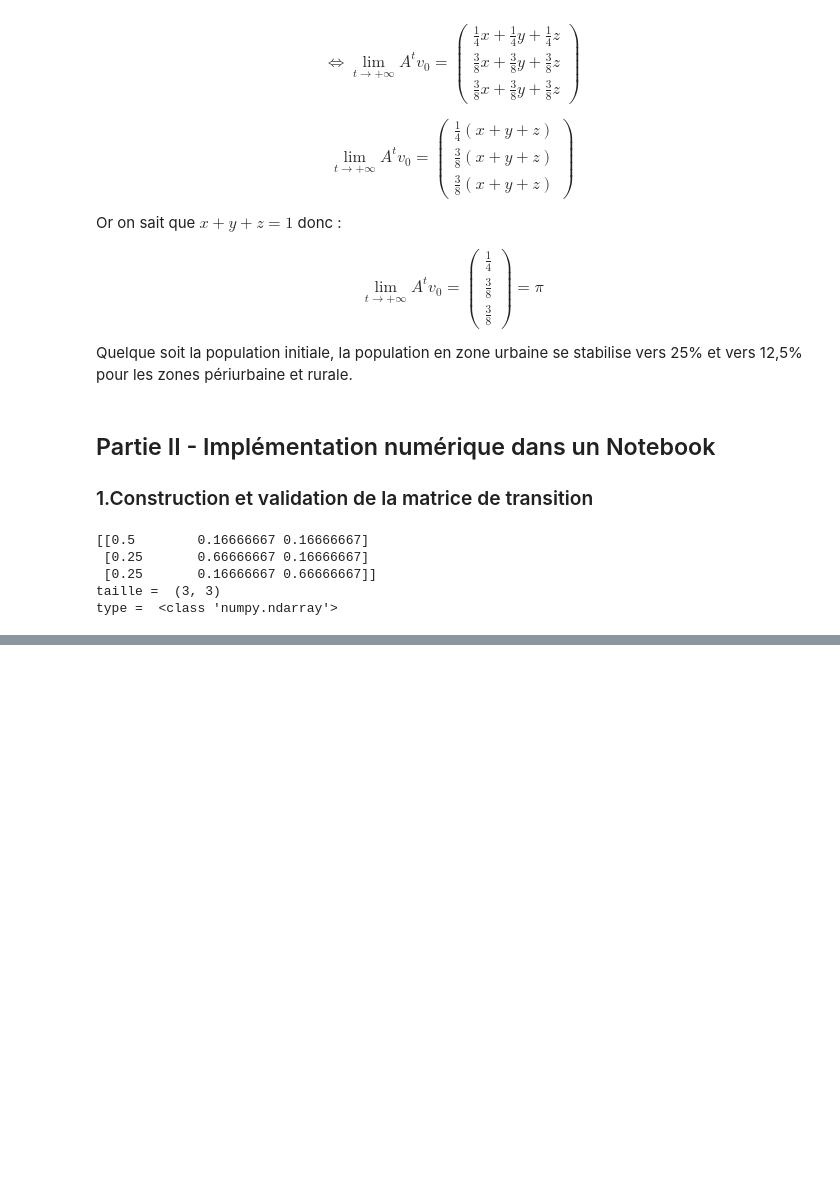
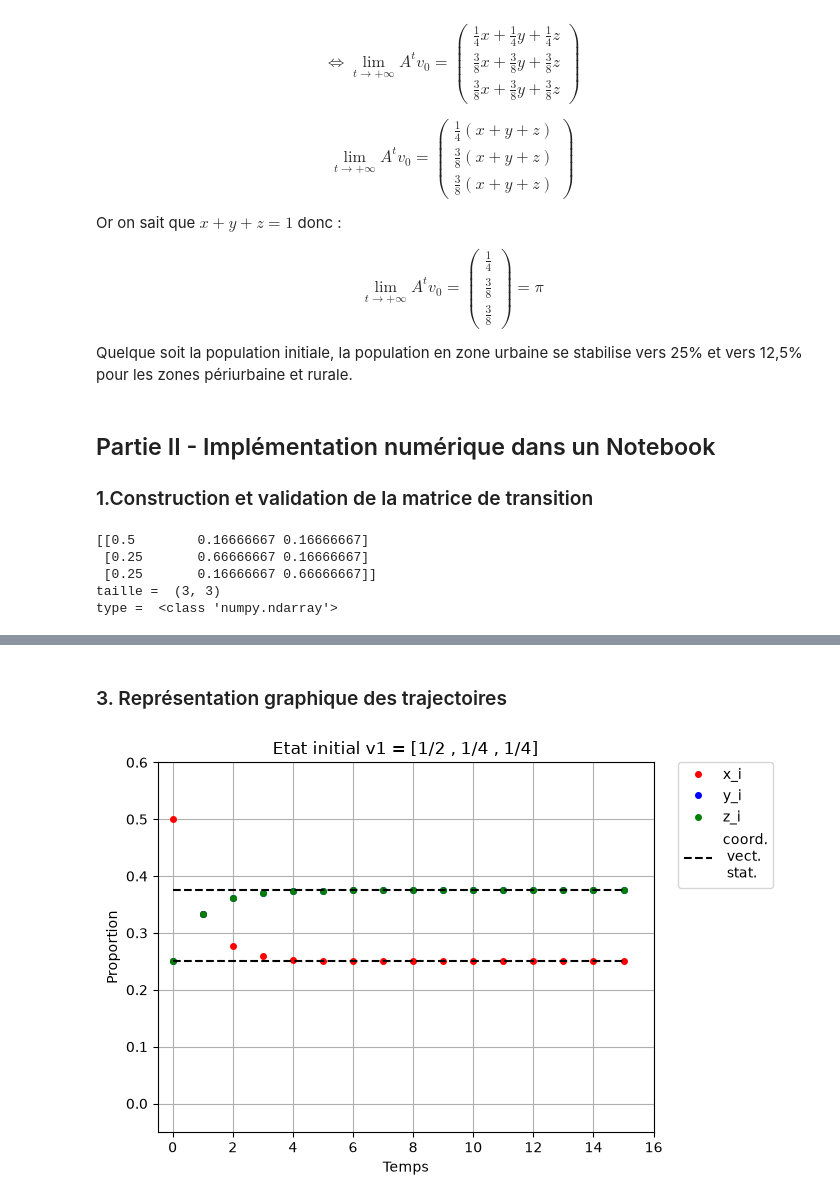
Before and after one commit to valbesnard/vbesnard_adebonet_Projet_Algebre_Lineaire, a Jupyter notebook: Main.ipynb, the cells around one changed output, grey strips where cells are left out. Cells and saved outputs as stored; diff of their text form; code cells hidden in the pictures; blank space fills up the shorter version.

Commit message:
rajout partie II.2) et II.3) sans explication graphique

```diff
--- a/Main.ipynb
+++ b/Main.ipynb
@@ -970,0 +1042,30 @@ True
+# %% [markdown]
+### 3. Représentation graphique des trajectoires
+# %%
+#Pour l'état initial 1
+
+#La variable T
+T = 15
+
+M1 = simulate_markov(A,v1,T)
+t=np.arange(T+1)
+
+#On définit les suite en extrayant les colonnes de la matrice M1
+x1 = M1[:,0]
+y1 = M1[:,1]
+z1 = M1[:,2]
+
+plt.plot(t, x1, 'ro', markersize=4 , label = 'x_i')
+plt.plot(t, y1, 'bo', markersize=4 , label = 'y_i')
+plt.plot(t, z1, 'go', markersize=4 , label = 'z_i')
+plt.plot(t, (1/4)*np.ones(T+1),'k--',label = 'coord.\n vect. \n stat.')            #la première coordonnée du vecteur stationnaire
+plt.plot(t, (3/8)*np.ones(T+1),'k--')            #La deuxième et troisème coordonnée du vecteur stationnaire
+plt.xlabel('Temps')                              #La légende de l'axe des abscisses
+plt.ylabel('Proportion')                         #La légende de l'axe des ordonnées
+plt.title('Etat initial v1 = [1/2 , 1/4 , 1/4]') #Le titre
+plt.axis([-0.5, T+1, -0.05, np.max(M1)+0.1])         #La taille des axes
+plt.grid(True)
+plt.legend(bbox_to_anchor=(1.05, 1),loc='upper left', borderaxespad=0.)
+plt.show()
+# %% [output]
+[figure, added]
```
Also changed, not shown: parts of 9 cells of this notebook.
